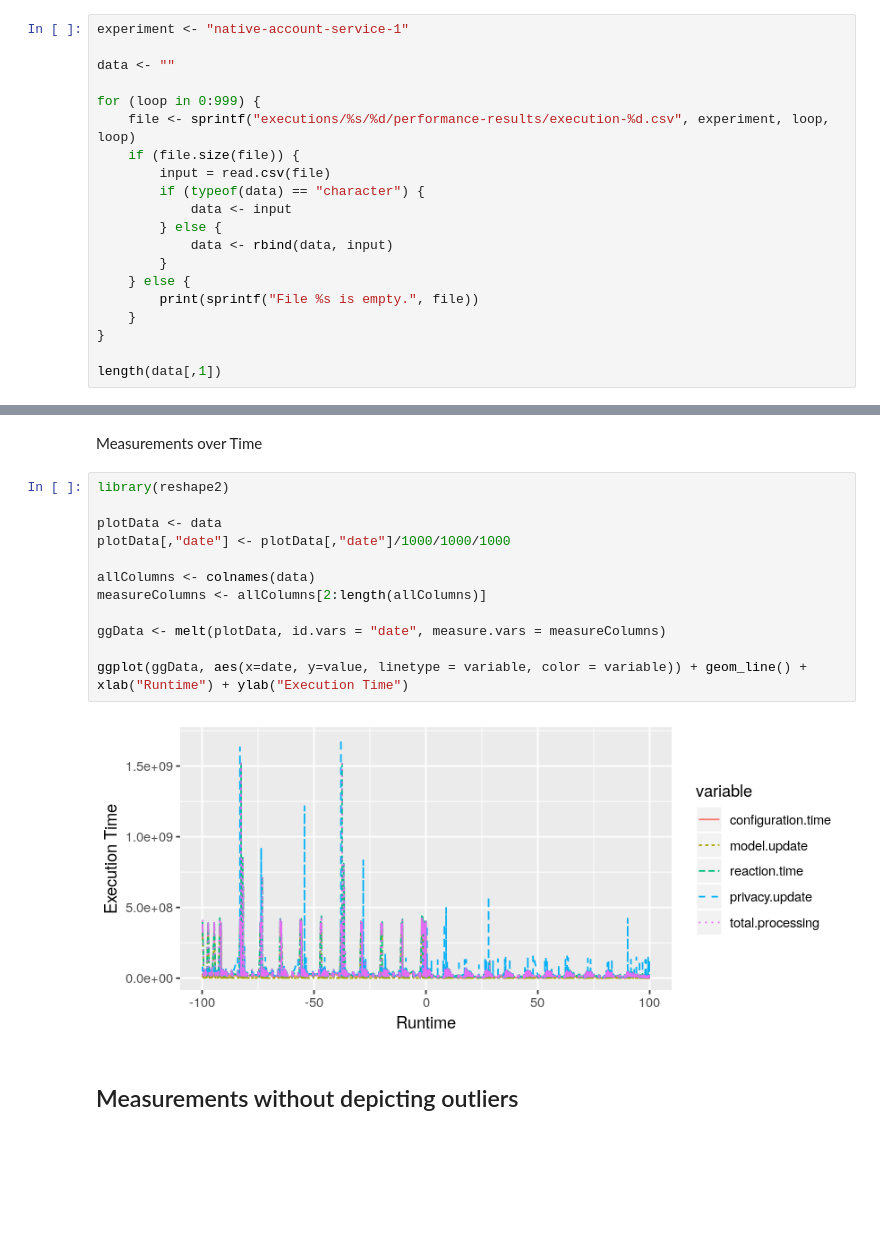
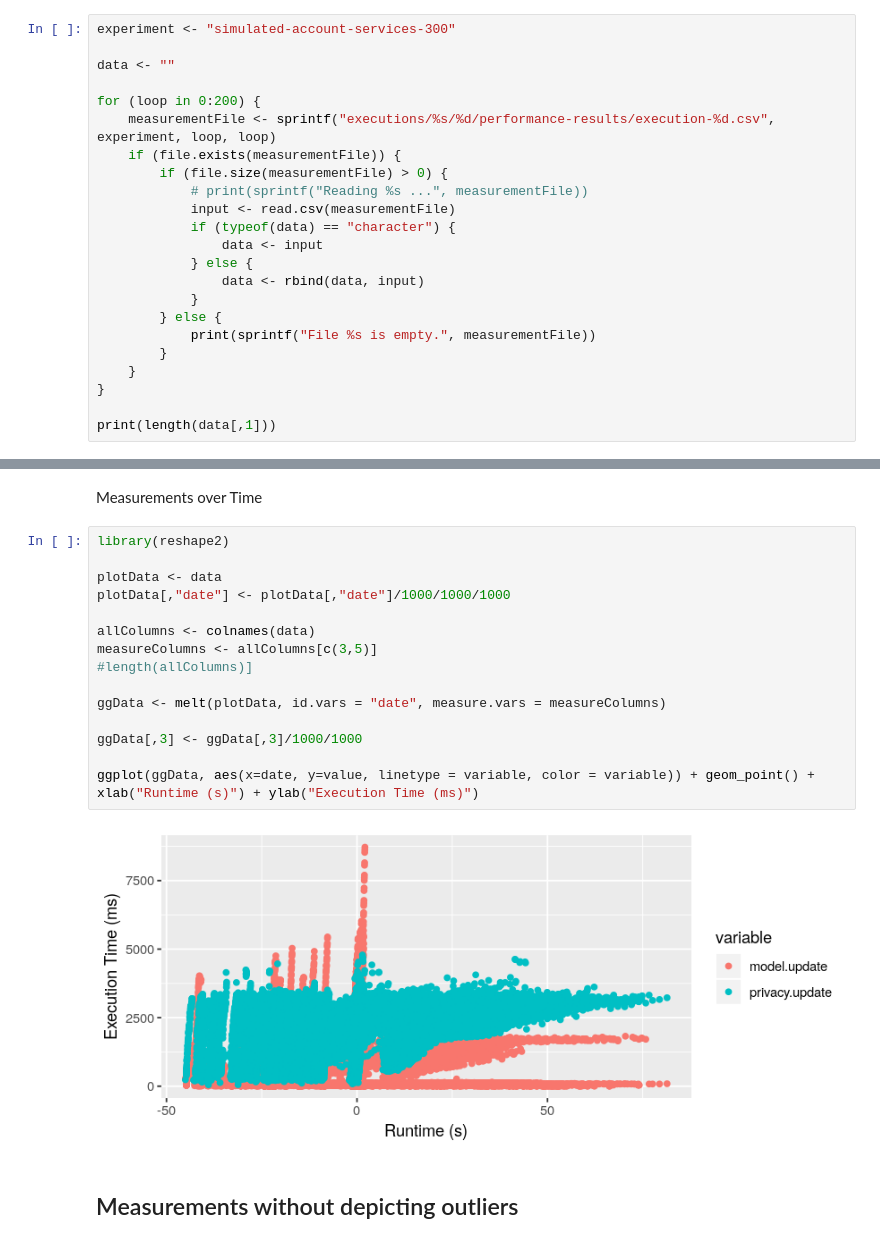
Before and after one commit to research-iobserve/jss-privacy-experiment, a Jupyter notebook: jss-performance.ipynb, the cells around one changed output, grey strips where cells are left out. Saved outputs shown, nothing was run; the diff lists cells and outputs as text; blank space fills up the shorter version.

```diff
--- a/jss-performance.ipynb
+++ b/jss-performance.ipynb
@@ -9,23 +9,26 @@ Initially, we read the (test) data frame containing values for
  * privacy update is the complete time necessary to recomupte the privacy properties
  * configuration time is the time used to take the privacy result, compute probe configuration and probe reconfiguration.
 # %%
-experiment <- "native-account-service-1"
+experiment <- "simulated-account-services-300"
 
 data <- ""
 
-for (loop in 0:999) {
-    file <- sprintf("executions/%s/%d/performance-results/execution-%d.csv", experiment, loop, loop)
-    if (file.size(file)) {
-        input = read.csv(file)
-        if (typeof(data) == "character") {
-            data <- input
+for (loop in 0:200) {
+    measurementFile <- sprintf("executions/%s/%d/performance-results/execution-%d.csv", experiment, loop, loop)
+    if (file.exists(measurementFile)) {
+        if (file.size(measurementFile) > 0) {
+            # print(sprintf("Reading %s ...", measurementFile))
+            input <- read.csv(measurementFile)
+            if (typeof(data) == "character") {
+                data <- input
+            } else {
+                data <- rbind(data, input)
+            }
         } else {
-            data <- rbind(data, input)
+            print(sprintf("File %s is empty.", measurementFile))
         }
-    } else {
-        print(sprintf("File %s is empty.", file))
     }
 }
 
-length(data[,1])
+print(length(data[,1]))
 # %% [output]
@@ -75,17 +75,20 @@ Measurements over Time
 # %%
 library(reshape2)
 
 plotData <- data
 plotData[,"date"] <- plotData[,"date"]/1000/1000/1000
 
 allColumns <- colnames(data)
-measureColumns <- allColumns[2:length(allColumns)]
+measureColumns <- allColumns[c(3,5)]
+#length(allColumns)]
 
 ggData <- melt(plotData, id.vars = "date", measure.vars = measureColumns)
 
-ggplot(ggData, aes(x=date, y=value, linetype = variable, color = variable)) + geom_line() + xlab("Runtime") + ylab("Execution Time")
+ggData[,3] <- ggData[,3]/1000/1000
+
+ggplot(ggData, aes(x=date, y=value, linetype = variable, color = variable)) + geom_point() + xlab("Runtime (s)") + ylab("Execution Time (ms)")
 # %% [output]
-[figure, old version]
+[figure, new version]
 # %% [markdown]
 ## Measurements without depicting outliers
 # %%
```
Also changed, not shown: parts of 4 cells of this notebook, 1 other file.
